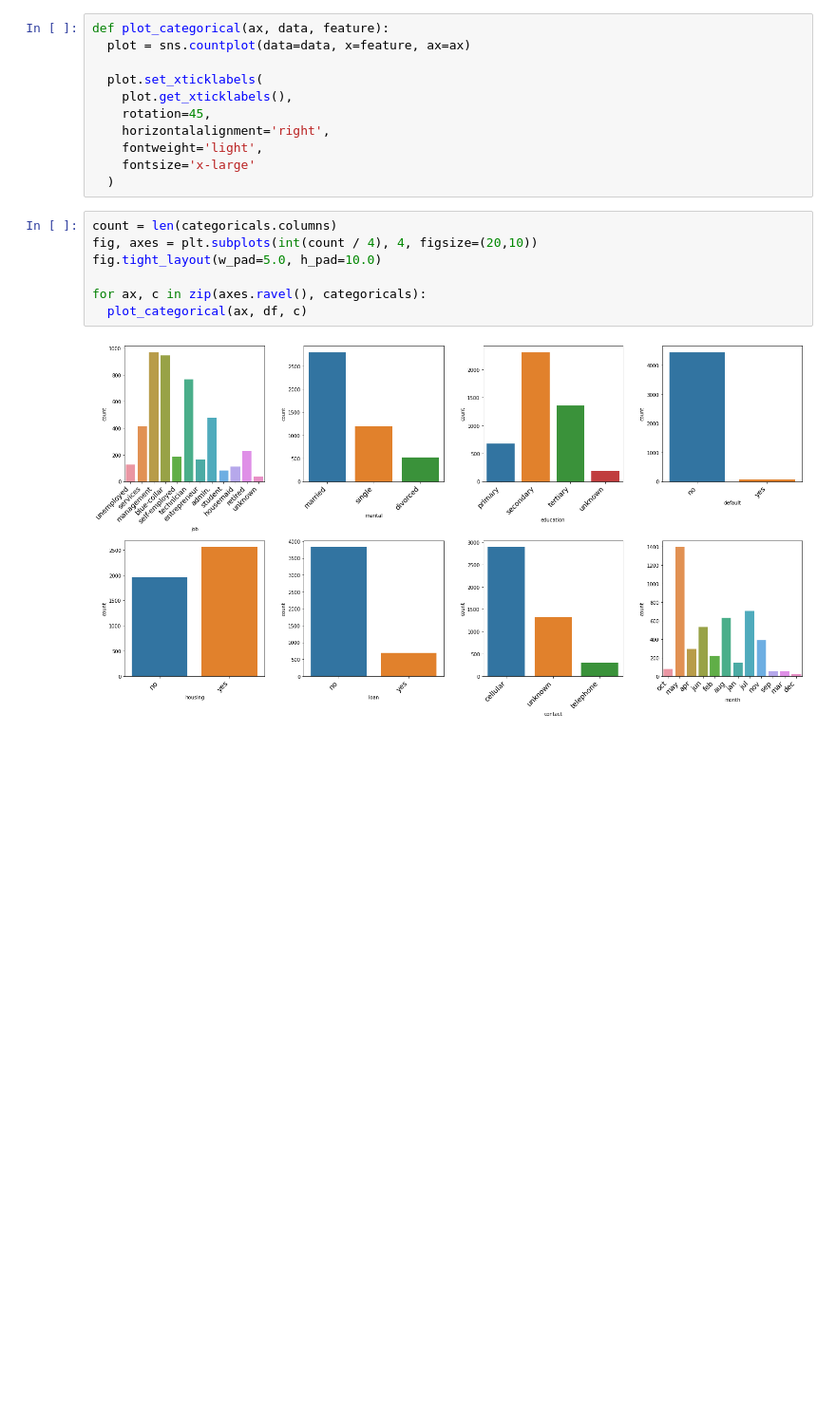
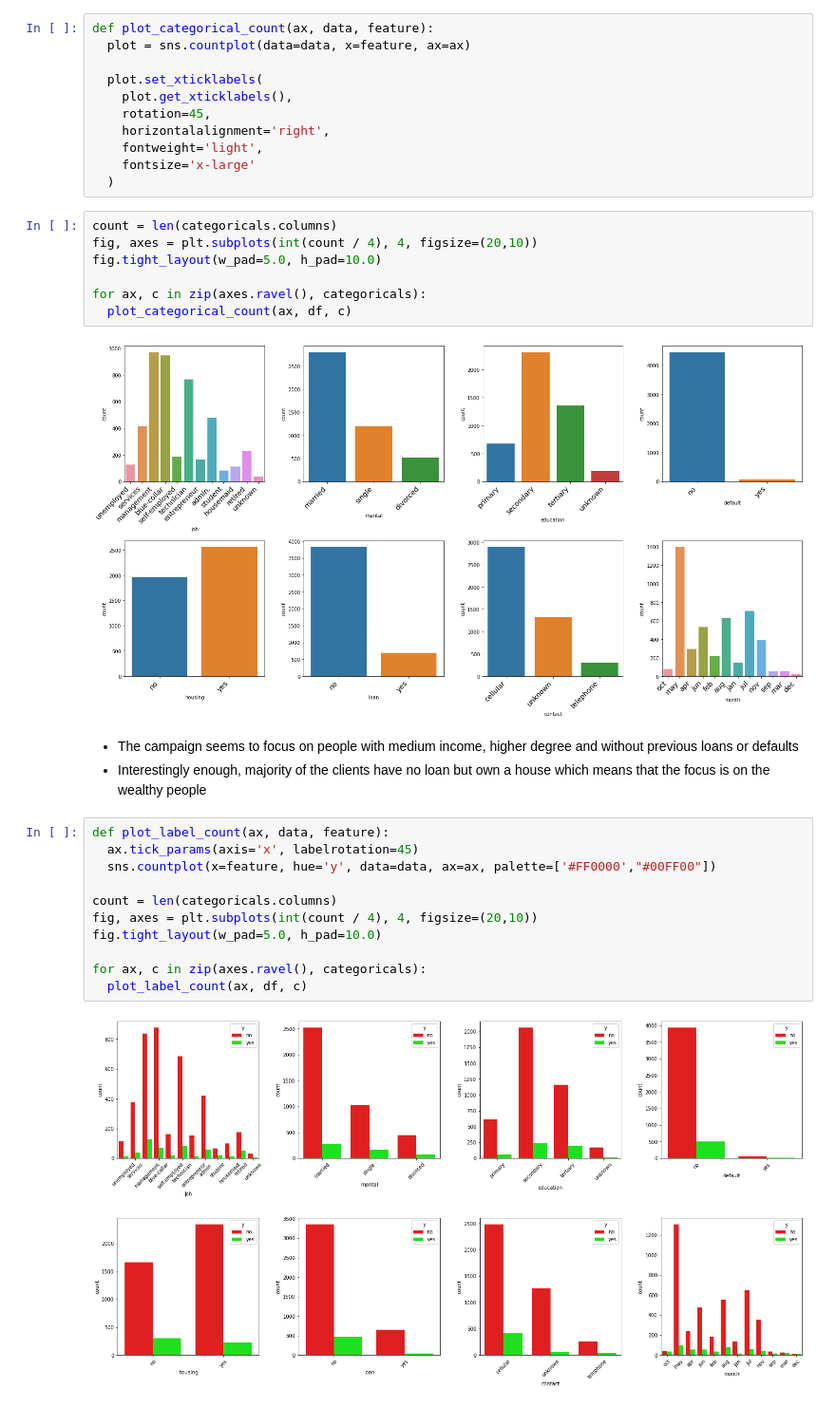
Before and after one commit to laaksonel/machine-learning, a Jupyter notebook: bank_marketing_decision_trees.ipynb, the cells around one changed output. Shown at 95% size. Cells and saved outputs as stored; diff of their text form; blank space fills up the shorter version.

Commit message:
Label count plots for categorical features

```diff
--- a/bank_marketing_decision_trees.ipynb
+++ b/bank_marketing_decision_trees.ipynb
@@ -130,7 +138,7 @@ categoricals.head()
 | 3 | management | married | tertiary | no | yes | yes | unknown | jun | unknown | no |
 | 4 | blue-collar | married | secondary | no | yes | no | unknown | may | unknown | no |
 # %%
-def plot_categorical(ax, data, feature):
+def plot_categorical_count(ax, data, feature):
   plot = sns.countplot(data=data, x=feature, ax=ax)
 
   plot.set_xticklabels(
@@ -146,6 +154,22 @@ fig, axes = plt.subplots(int(count / 4), 4, figsize=(20,10))
 fig.tight_layout(w_pad=5.0, h_pad=10.0)
 
 for ax, c in zip(axes.ravel(), categoricals):
-  plot_categorical(ax, df, c)
+  plot_categorical_count(ax, df, c)
 # %% [output]
 [figure]
+# %% [markdown]
+- The campaign seems to focus on people with medium income, higher degree and without previous loans or defaults
+- Interestingly enough, majority of the clients have no loan but own a house which means that the focus is on the wealthy people
+# %%
+def plot_label_count(ax, data, feature):
+  ax.tick_params(axis='x', labelrotation=45)
+  sns.countplot(x=feature, hue='y', data=data, ax=ax, palette=['#FF0000',"#00FF00"])
+
+count = len(categoricals.columns)
+fig, axes = plt.subplots(int(count / 4), 4, figsize=(20,10))
+fig.tight_layout(w_pad=5.0, h_pad=10.0)
+
+for ax, c in zip(axes.ravel(), categoricals):
+  plot_label_count(ax, df, c)
+# %% [output]
+[figure, added]
```
Also changed, not shown: parts of 2 cells of this notebook.
